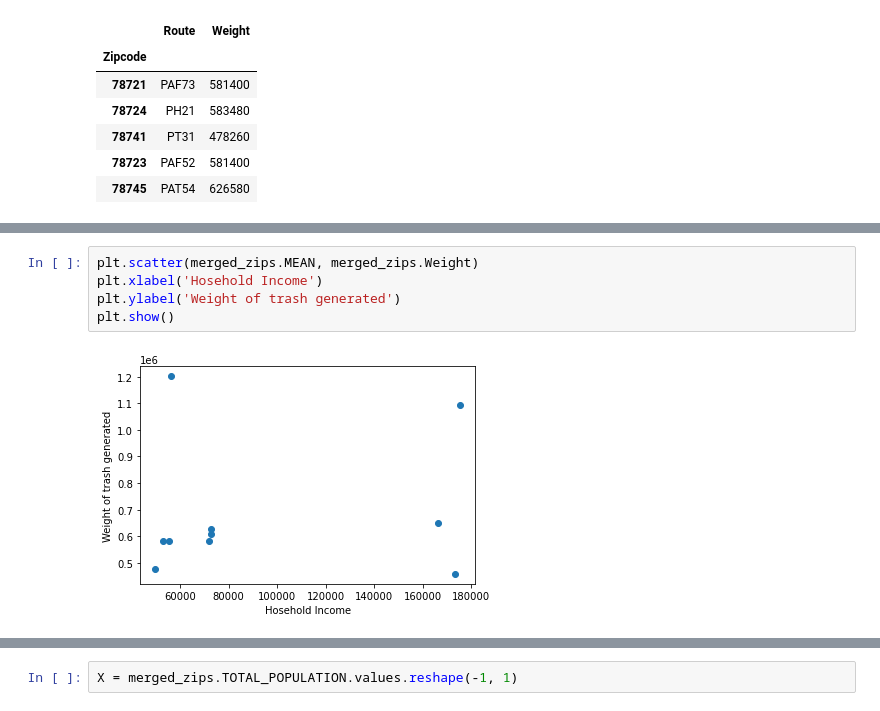
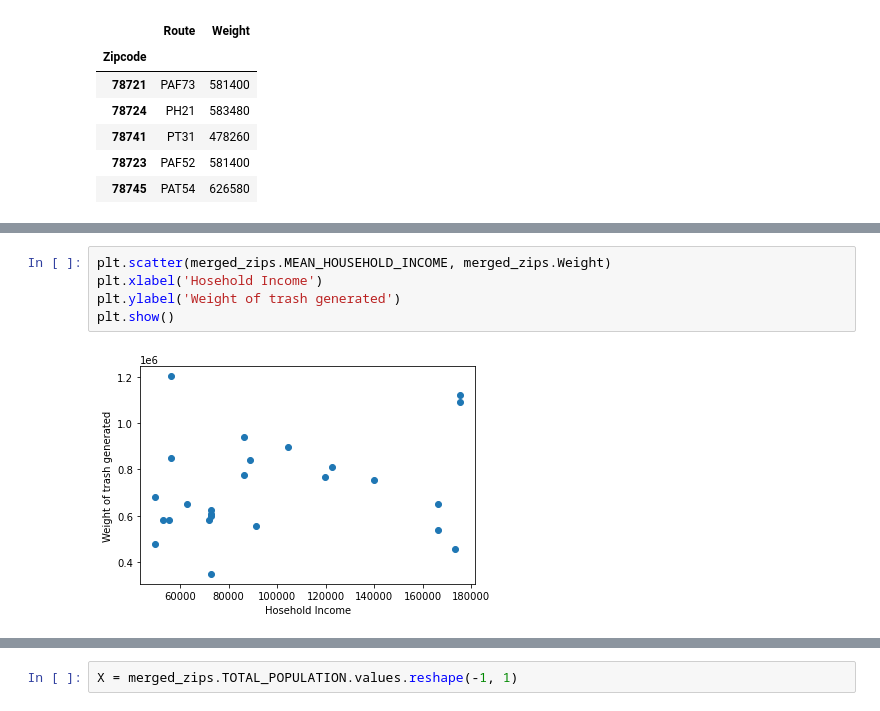
Before and after one commit to TheLittlePrincess/Final_project, a Jupyter notebook: ML_rough_model.ipynb, the cells around one changed output, grey strips where cells are left out. Drawn from its saved outputs; the diff is of its cells as text.

```diff
--- a/ML_rough_model.ipynb
+++ b/ML_rough_model.ipynb
@@ -45,10 +45,10 @@ merged_zips.head(10)
 # %%
-plt.scatter(merged_zips.MEAN, merged_zips.Weight)
+plt.scatter(merged_zips.MEAN_HOUSEHOLD_INCOME, merged_zips.Weight)
 plt.xlabel('Hosehold Income')
 plt.ylabel('Weight of trash generated')
 plt.show()
 # %% [output]
-[figure, old version]
+[figure, new version]
 # %%
 plt.scatter(merged_zips.MEDIAN_HOUSEHOLD_INCOME, merged_zips.Weight)
 plt.xlabel('Hosehold Income')
```
Also changed, not shown: parts of 8 cells of this notebook.
